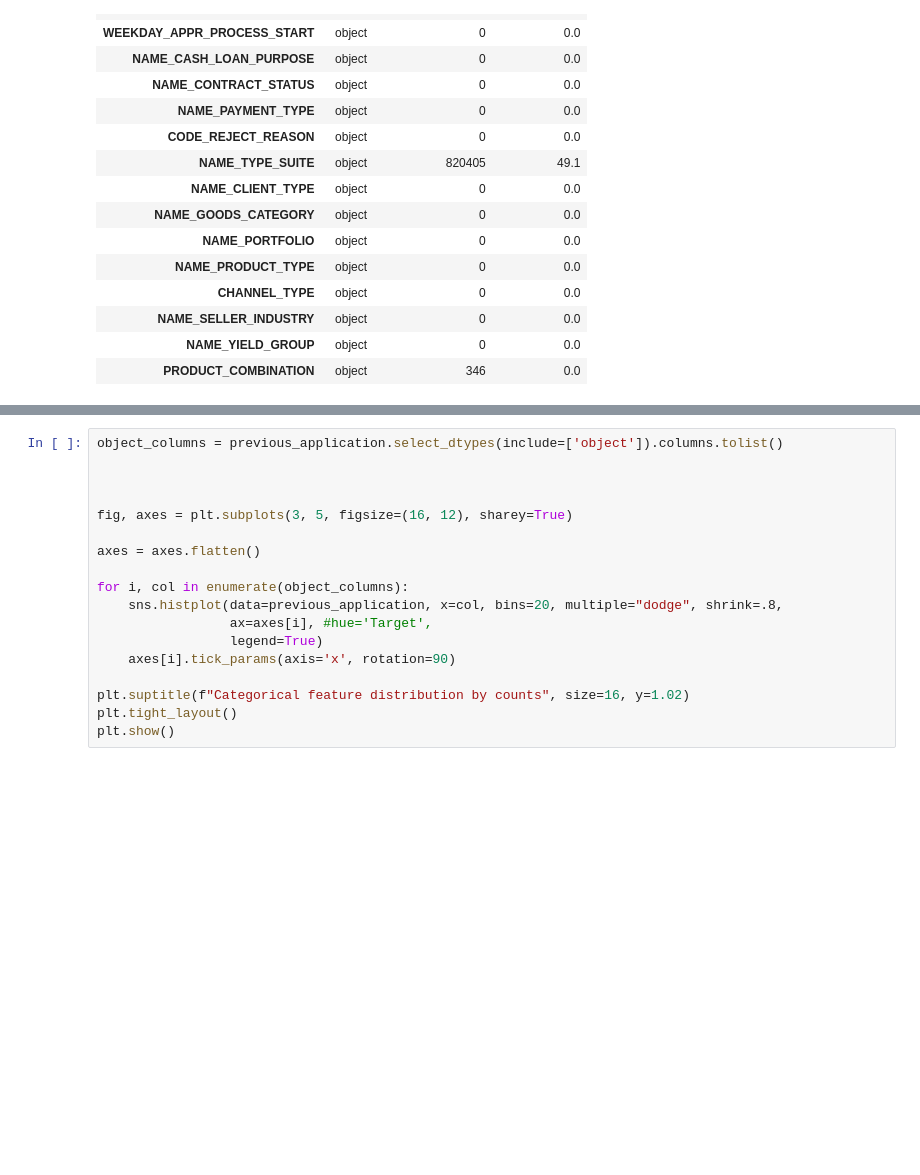
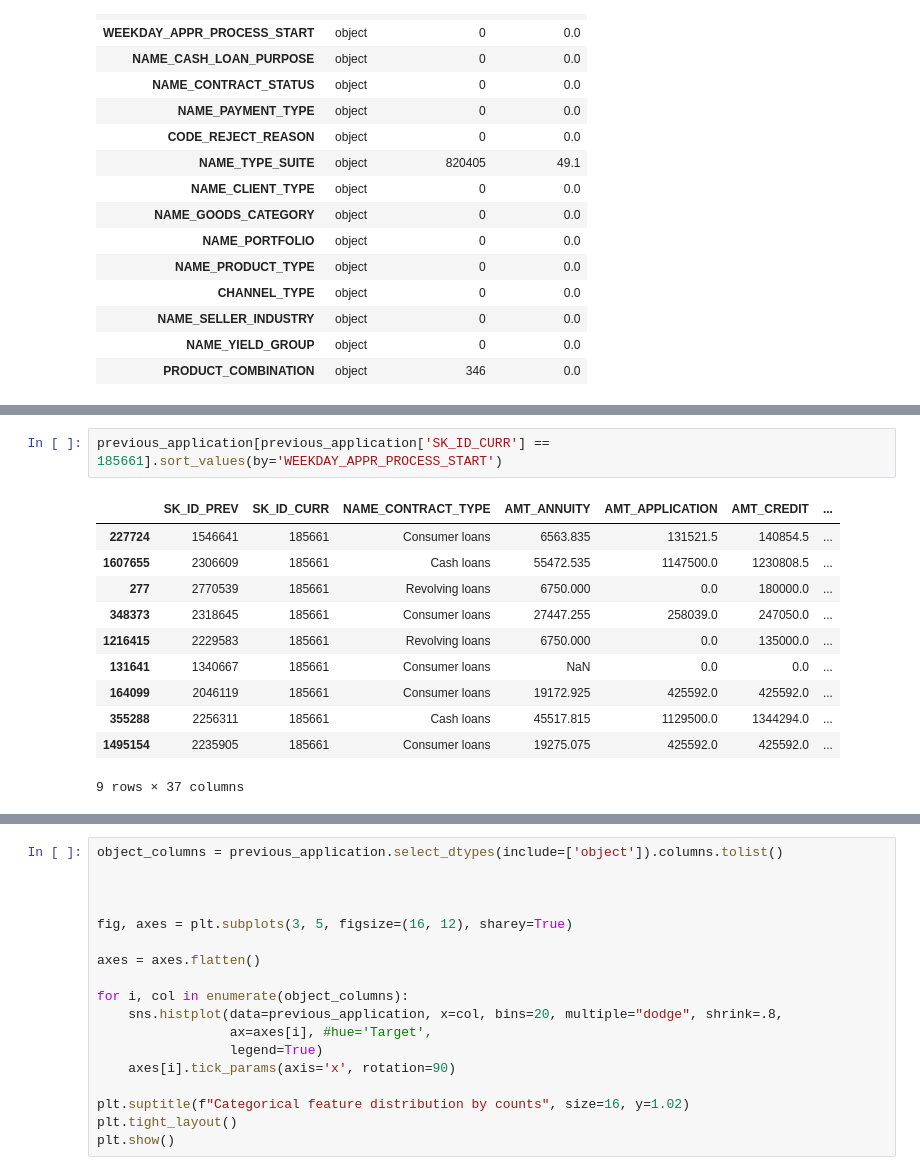
Before and after one commit to gkukse/Home-Credit-Default-Risk, a Jupyter notebook: previous_application.ipynb, the cells around one changed output, grey strips where cells are left out. Saved outputs shown, nothing was run; the diff lists cells and outputs as text; blank space fills up the shorter version.

```diff
--- a/previous_application.ipynb
+++ b/previous_application.ipynb
@@ -100,0 +126,14 @@ Dataset has 1544404 duplicates
+# %%
+previous_application[previous_application['SK_ID_CURR'] == 185661].sort_values(by='WEEKDAY_APPR_PROCESS_START')
+# %% [output]
+|  | SK_ID_PREV | SK_ID_CURR | NAME_CONTRACT_TYPE | AMT_ANNUITY | AMT_APPLICATION | AMT_CREDIT | ... |
+| 227724 | 1546641 | 185661 | Consumer loans | 6563.835 | 131521.5 | 140854.5 | ... |
+| 1607655 | 2306609 | 185661 | Cash loans | 55472.535 | 1147500.0 | 1230808.5 | ... |
+| 277 | 2770539 | 185661 | Revolving loans | 6750.000 | 0.0 | 180000.0 | ... |
+| 348373 | 2318645 | 185661 | Consumer loans | 27447.255 | 258039.0 | 247050.0 | ... |
+| 1216415 | 2229583 | 185661 | Revolving loans | 6750.000 | 0.0 | 135000.0 | ... |
+| 131641 | 1340667 | 185661 | Consumer loans | NaN | 0.0 | 0.0 | ... |
+| 164099 | 2046119 | 185661 | Consumer loans | 19172.925 | 425592.0 | 425592.0 | ... |
+| 355288 | 2256311 | 185661 | Cash loans | 45517.815 | 1129500.0 | 1344294.0 | ... |
+| 1495154 | 2235905 | 185661 | Consumer loans | 19275.075 | 425592.0 | 425592.0 | ... |
+9 rows × 37 columns
```
Also changed, not shown: parts of 10 cells of this notebook, 1 other file.
